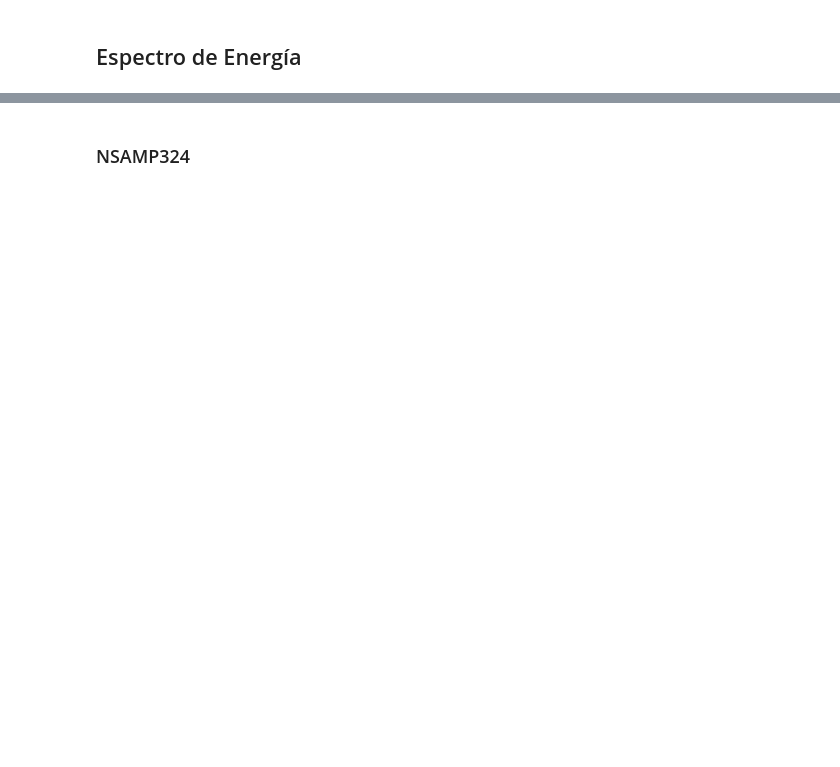
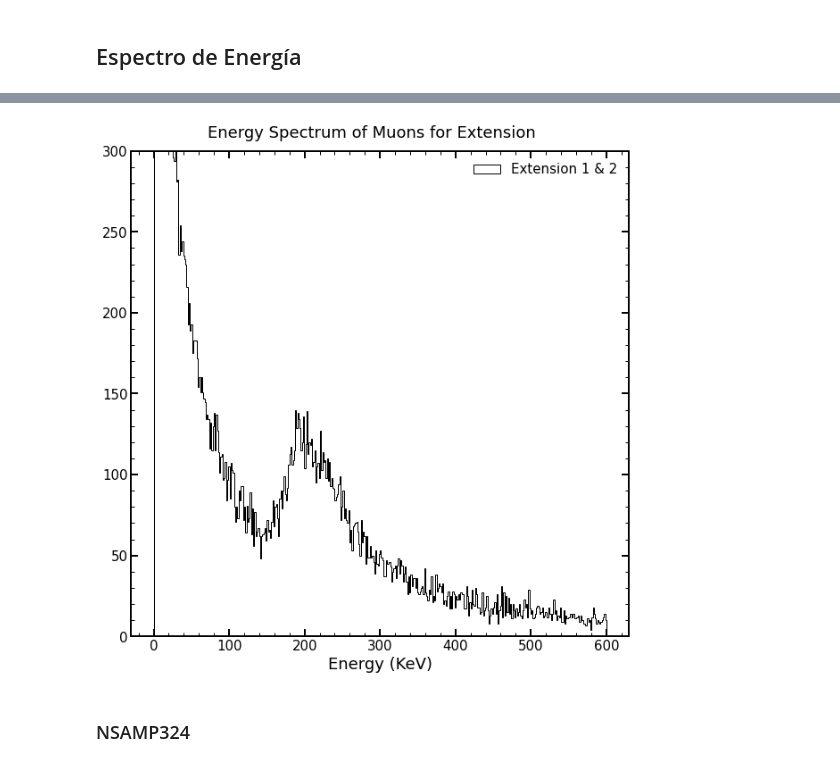
Before and after one commit to mausanram/CodigosICN, a Jupyter notebook: Catalogo_Eventos/Ajuste_Espectro.ipynb, the cells around one changed output, grey strips where cells are left out. Drawn from its saved outputs; the diff is of its cells as text; code cells hidden in the pictures; blank space fills up the shorter version.

```diff
--- a/Catalogo_Eventos/Ajuste_Espectro.ipynb
+++ b/Catalogo_Eventos/Ajuste_Espectro.ipynb
@@ -120,0 +203,29 @@ Se detectaron  8098  muones (contando las 3 extensiones)
+# %%
+data_ext_1_2 = data_muons_extension_1['charge'] + data_muons_extension_2['charge']
+
+
+Bins = 400
+max_energy = 1000
+fig, axs = plt.subplots(figsize = [10,10])
+# axs.hist(data_muons_all_extension['charge'], bins = 5000, color = 'k', label = 'Extensions 1-4')
+
+# axs.hist(data_muons_extension_1['charge'], bins = Bins, range= (0, max_energy),
+#             color = 'r', label= 'Extension 1',  histtype = 'step')
+
+# axs.hist(data_muons_extension_2['charge'], bins = Bins, range= (0,max_energy),
+#             color = 'g', label= 'Extension 2',  histtype = 'step')
+
+# axs.hist(data_muons_extension_4['charge'], bins = Bins, range= (0,max_energy),
+#             color = 'b', label= 'Extension 4',  histtype = 'step')
+
+axs.hist(data_ext_1_2, bins = Bins, range = [0, max_energy], color = 'k', label= 'Extension 1 & 2',  histtype = 'step')
+
+axs.legend()
+
+axs.set_ylim(0, 300)
+axs.set_xlabel('Energy (KeV)', size = 18,loc='center')
+# axs.set_ylabel('Counts', size = 18)
+fig.suptitle('Energy Spectrum of Muons for Extension', size = 18, y=0.92)
+plt.show()
+# %% [output]
+[figure, added]
```
Also changed, not shown: parts of 7 cells of this notebook, 3 other files.
